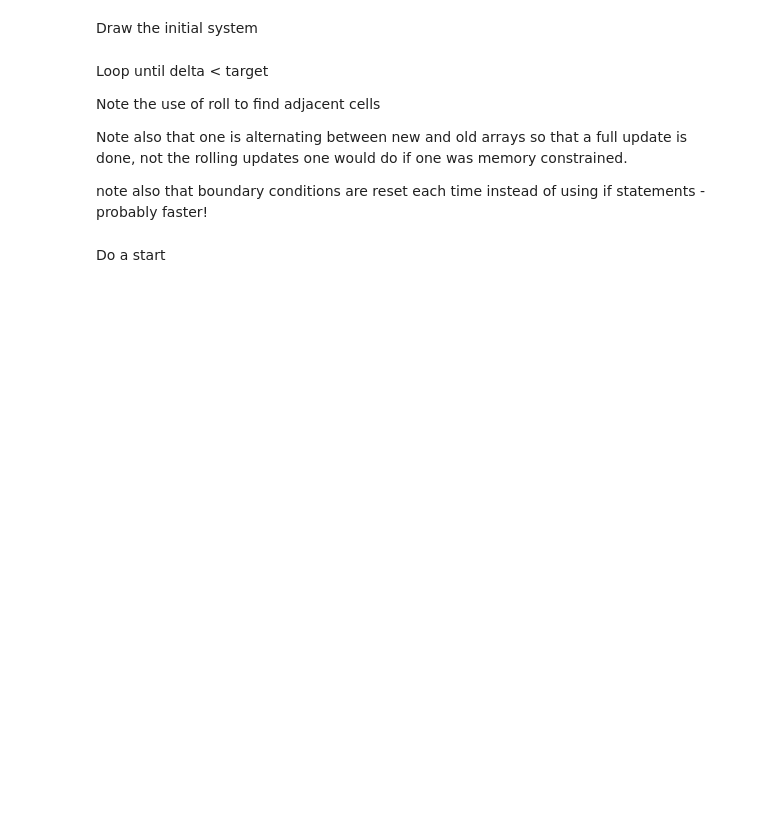
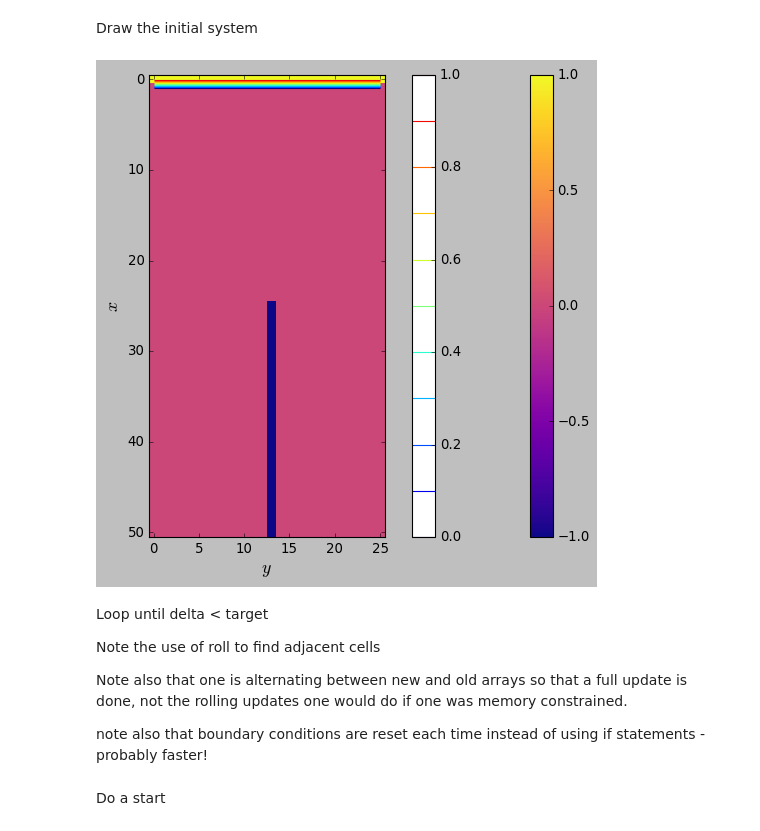
Before and after one commit to hschellman/EM, a Jupyter notebook: Poisson/improved.ipynb, the cells around one changed output. Saved outputs shown, nothing was run; the diff lists cells and outputs as text; code cells hidden in the pictures; blank space fills up the shorter version.

```diff
--- a/Poisson/improved.ipynb
+++ b/Poisson/improved.ipynb
@@ -99,14 +104,18 @@ boundary(phi_old)
 # %% [markdown]
 Draw the initial system
 # %%
+count = 0
 plt.figure()
 plt.xlabel('$y$')
 plt.ylabel('$x$')
-plt.title('See Griffiths Fig. 3.18.  Newman Fig. 9.3')
+#plt.title('See Griffiths Fig. 3.18.  Newman Fig. 9.3')
 fig = plt.imshow(phi_old, cmap='plasma',interpolation='none');
 cb = plt.contour(phi_old,levels=[0.0,0.1,0.2,0.3,0.4,0.5,0.6,0.7,0.8,0.9,1.0]);
 cbar = plt.colorbar(fig);
 cbar2 = plt.colorbar(cb);
+plt.savefig("09_Poisson%3d.png"%(1000-count),transparent=False)
+# %% [output]
+[figure, added]
 # %% [markdown]
 Loop until delta < target
 
```
Also changed, not shown: parts of 10 cells of this notebook.
